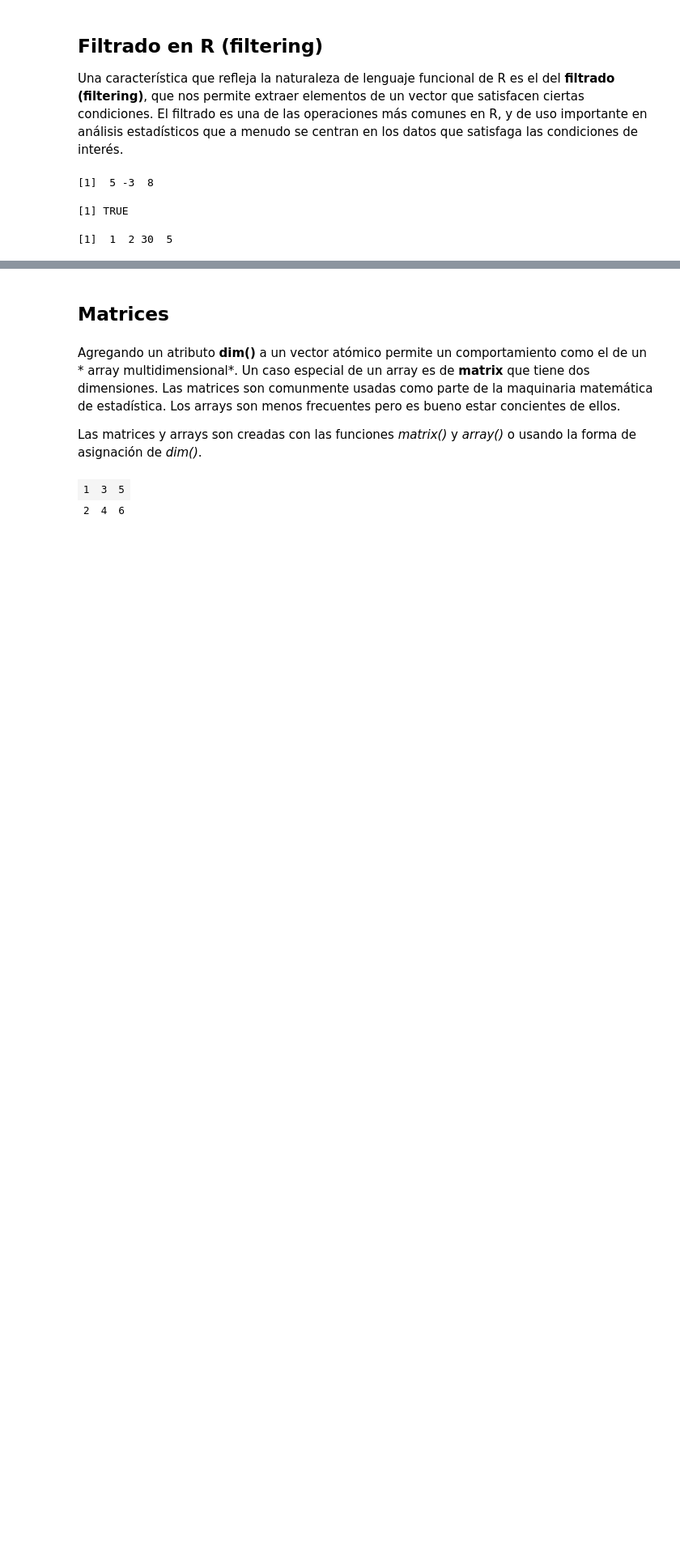
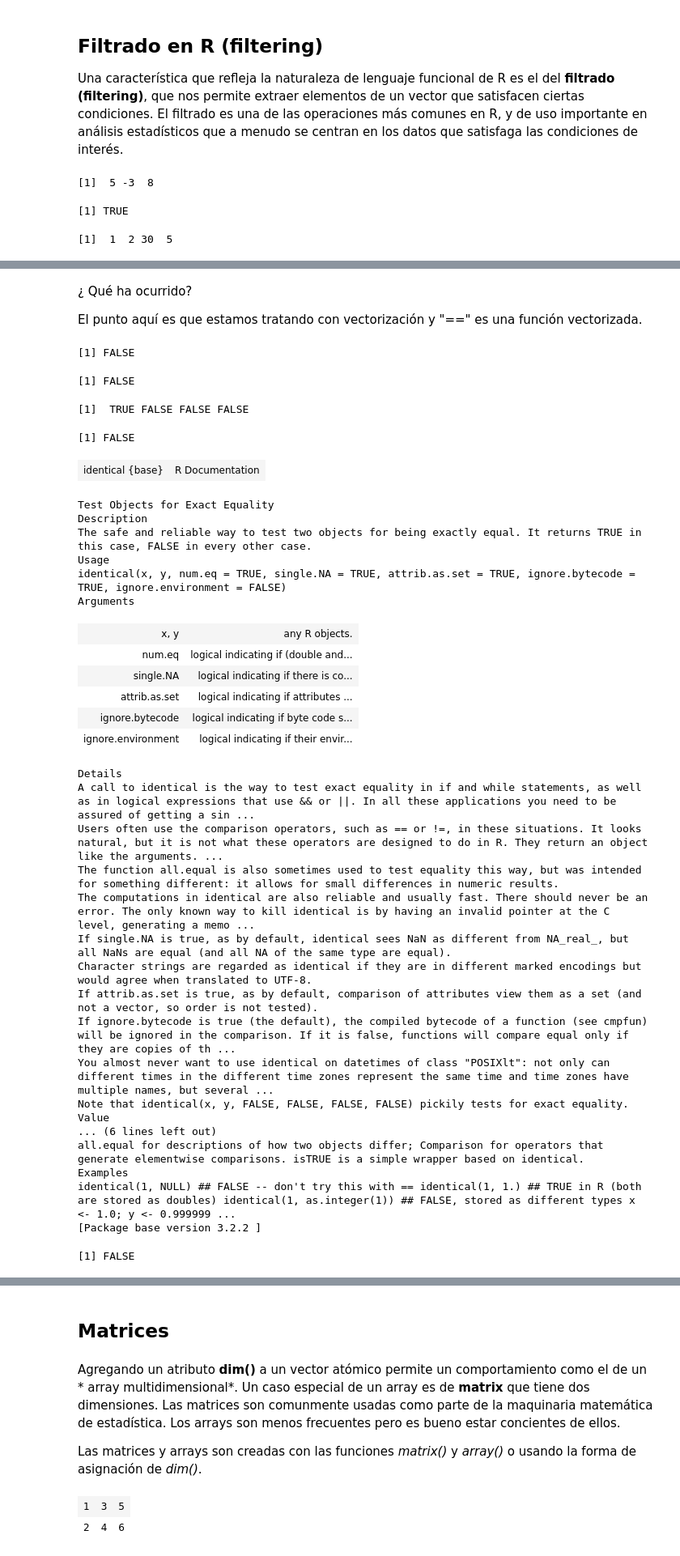
Before and after one commit to noetaza/Curso-R, a Jupyter notebook: Vectores-Matrices-Array/Vectores-Matrices-Arrays.ipynb, the cells around one changed output, grey strips where cells are left out. Shown at 81% size. Saved outputs shown, nothing was run; the diff lists cells and outputs as text; code cells hidden in the pictures; blank space fills up the shorter version.

```diff
--- a/Vectores-Matrices-Array/Vectores-Matrices-Arrays.ipynb
+++ b/Vectores-Matrices-Array/Vectores-Matrices-Arrays.ipynb
@@ -1103,0 +1299,57 @@ y2[z2*z2 >8]
+# %% [markdown]
+¿ Qué ha ocurrido?
+
+El punto aquí es que estamos tratando con vectorización y "==" es una función vectorizada.
+# %%
+"=="(3,2)
+i <- 2
+"=="(2,5)
+# %% [output]
+[1] FALSE
+[1] FALSE
+# %%
+# Usemos all() junto con "=="
+
+d<- 1:4
+e <- c(1,3,5,6)
+d == e
+all(d ==e)
+# %% [output]
+[1]  TRUE FALSE FALSE FALSE
+[1] FALSE
+# %%
+# Usemos la función identical()
+help(identical)
+identical(d,e)
+# %% [output]
+| identical {base} | R Documentation |
+Test Objects for Exact Equality
+Description
+The safe and reliable way to test two objects for being exactly equal. It returns TRUE in this case, FALSE in every other case.
+Usage
+identical(x, y, num.eq = TRUE, single.NA = TRUE, attrib.as.set = TRUE, ignore.bytecode = TRUE, ignore.environment = FALSE)
+Arguments
+| x, y | any R objects. |
+| num.eq | logical indicating if (double and... |
+| single.NA | logical indicating if there is co... |
+| attrib.as.set | logical indicating if attributes ... |
+| ignore.bytecode | logical indicating if byte code s... |
+| ignore.environment | logical indicating if their envir... |
+Details
+A call to identical is the way to test exact equality in if and while statements, as well as in logical expressions that use && or ||. In all these applications you need to be assured of getting a sin ...
+Users often use the comparison operators, such as == or !=, in these situations. It looks natural, but it is not what these operators are designed to do in R. They return an object like the arguments. ...
+The function all.equal is also sometimes used to test equality this way, but was intended for something different: it allows for small differences in numeric results.
+The computations in identical are also reliable and usually fast. There should never be an error. The only known way to kill identical is by having an invalid pointer at the C level, generating a memo ...
+If single.NA is true, as by default, identical sees NaN as different from NA_real_, but all NaNs are equal (and all NA of the same type are equal).
+Character strings are regarded as identical if they are in different marked encodings but would agree when translated to UTF-8.
+If attrib.as.set is true, as by default, comparison of attributes view them as a set (and not a vector, so order is not tested).
+If ignore.bytecode is true (the default), the compiled bytecode of a function (see cmpfun) will be ignored in the comparison. If it is false, functions will compare equal only if they are copies of th ...
+You almost never want to use identical on datetimes of class "POSIXlt": not only can different times in the different time zones represent the same time and time zones have multiple names, but several ...
+Note that identical(x, y, FALSE, FALSE, FALSE, FALSE) pickily tests for exact equality.
+Value
+... (6 lines left out)
+all.equal for descriptions of how two objects differ; Comparison for operators that generate elementwise comparisons. isTRUE is a simple wrapper based on identical.
+Examples
+identical(1, NULL) ## FALSE -- don't try this with == identical(1, 1.) ## TRUE in R (both are stored as doubles) identical(1, as.integer(1)) ## FALSE, stored as different types x <- 1.0; y <- 0.999999 ...
+[Package base version 3.2.2 ]
+[1] FALSE
```
Also changed, not shown: parts of 31 cells of this notebook.
